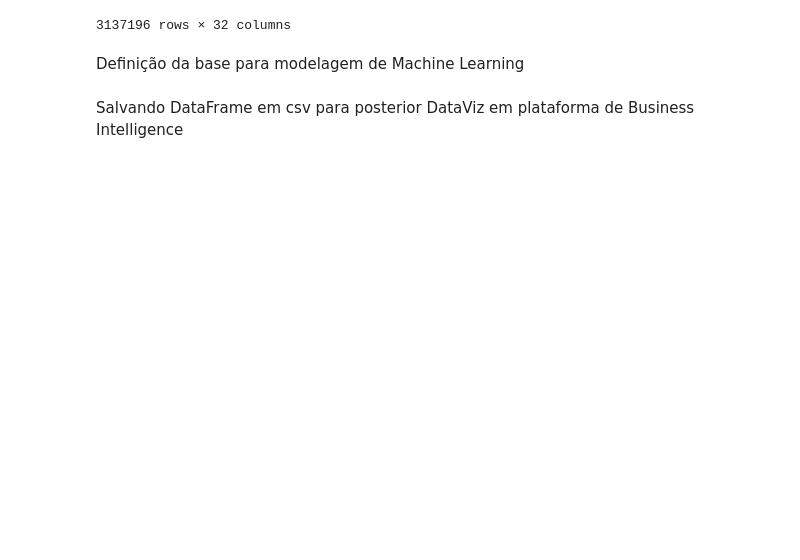
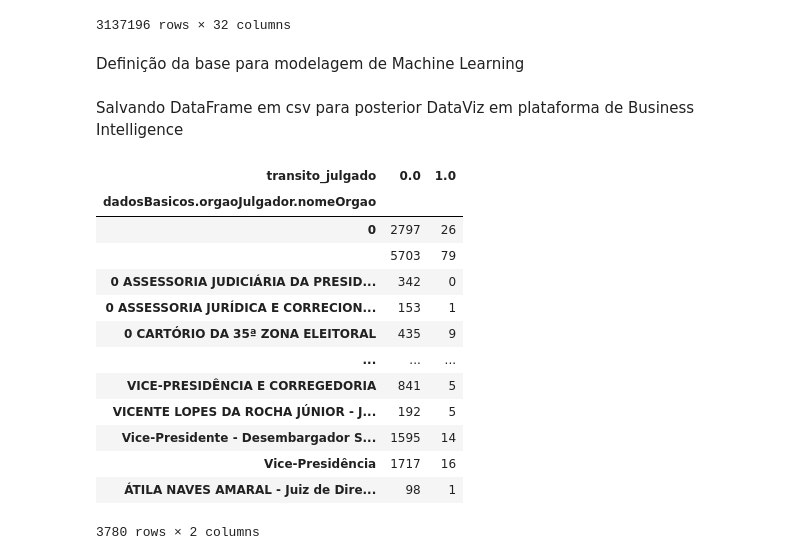
Before and after one commit to dulei711/sharing, a Jupyter notebook: PAPJUDS.ipynb, the cells around one changed output. Saved outputs shown, nothing was run; the diff lists cells and outputs as text; code cells hidden in the pictures; blank space fills up the shorter version.

```diff
--- a/PAPJUDS.ipynb
+++ b/PAPJUDS.ipynb
@@ -623,3 +623,20 @@ Salvando DataFrame em csv para posterior DataViz em plataforma de Business Intel
 # %%
 compression_opts = dict(method='zip', archive_name='dff.csv')
 dff.to_csv('dff.zip', index=False, compression=compression_opts)
+# %%
+pd.crosstab(dff['dadosBasicos.orgaoJulgador.nomeOrgao'] , dff['transito_julgado'])
+# %% [output]
+| transito_julgado | 0.0 | 1.0 |
+| dadosBasicos.orgaoJulgador.nomeOrgao |  |  |
+| 0 | 2797 | 26 |
+|  | 5703 | 79 |
+| 0 ASSESSORIA JUDICIÁRIA DA PRESID... | 342 | 0 |
+| 0 ASSESSORIA JURÍDICA E CORRECION... | 153 | 1 |
+| 0 CARTÓRIO DA 35ª ZONA ELEITORAL | 435 | 9 |
+| ... | ... | ... |
+| VICE-PRESIDÊNCIA E CORREGEDORIA | 841 | 5 |
+| VICENTE LOPES DA ROCHA JÚNIOR - J... | 192 | 5 |
+| Vice-Presidente - Desembargador S... | 1595 | 14 |
+| Vice-Presidência | 1717 | 16 |
+| ÁTILA NAVES AMARAL - Juiz de Dire... | 98 | 1 |
+3780 rows × 2 columns
```
Also changed, not shown: parts of 8 cells of this notebook.
